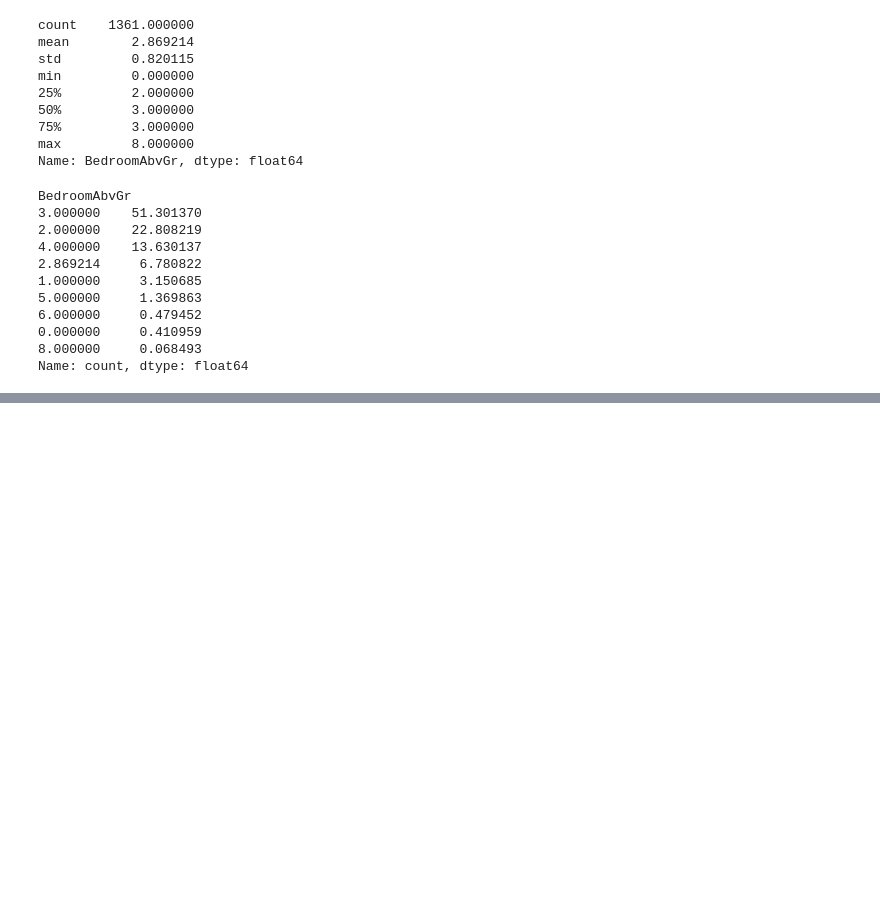
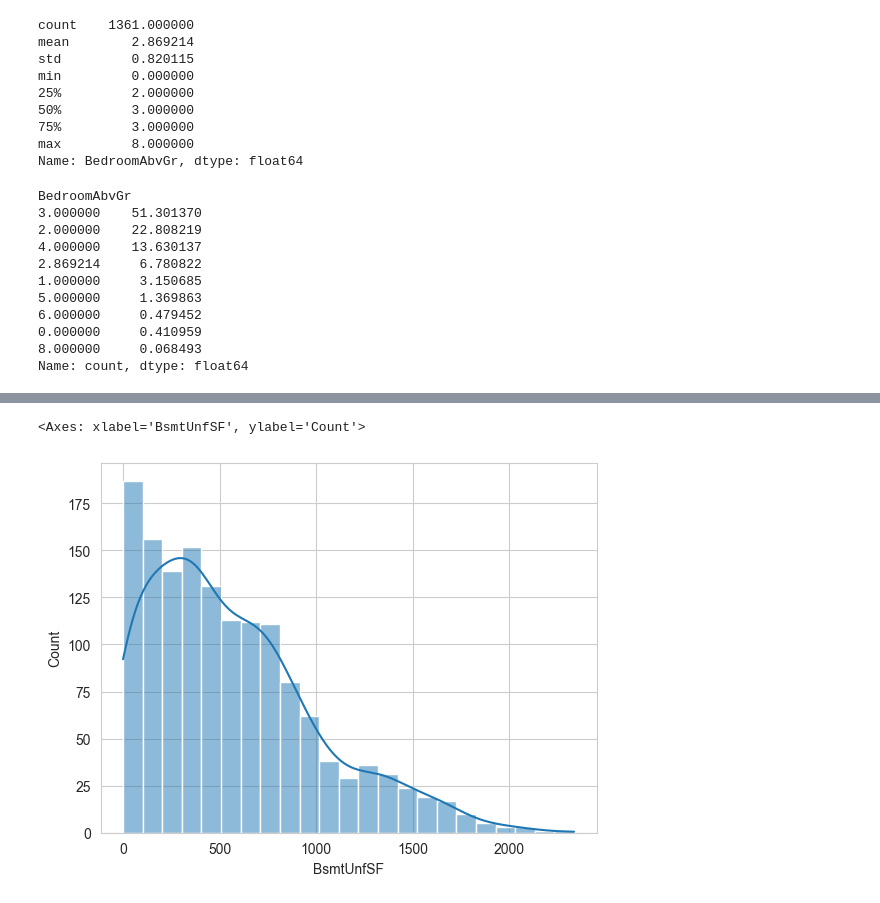
Before and after one commit to hisarciklilar/heritage-housing-issues, a Jupyter notebook: jupyter_notebooks/04_Data_Transformations.ipynb, the cells around one changed output, grey strips where cells are left out. Cells and saved outputs as stored; diff of their text form; code cells hidden in the pictures; blank space fills up the shorter version.

```diff
--- a/jupyter_notebooks/04_Data_Transformations.ipynb
+++ b/jupyter_notebooks/04_Data_Transformations.ipynb
@@ -432,0 +605,6 @@ Name: count, dtype: float64
+# %%
+# Histogram of basement unfinished SF
+sns.histplot(df['BsmtUnfSF'], kde=True)
+# %% [output]
+<Axes: xlabel='BsmtUnfSF', ylabel='Count'>
+[figure, added]
```
Also changed, not shown: parts of 30 cells of this notebook.
